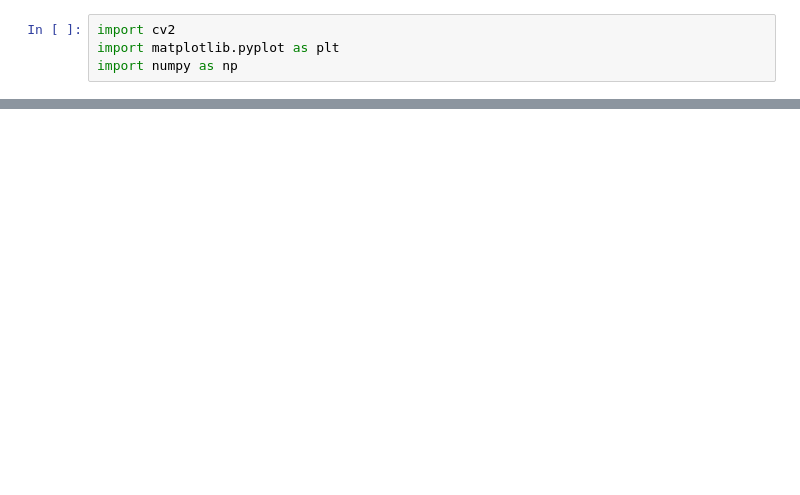
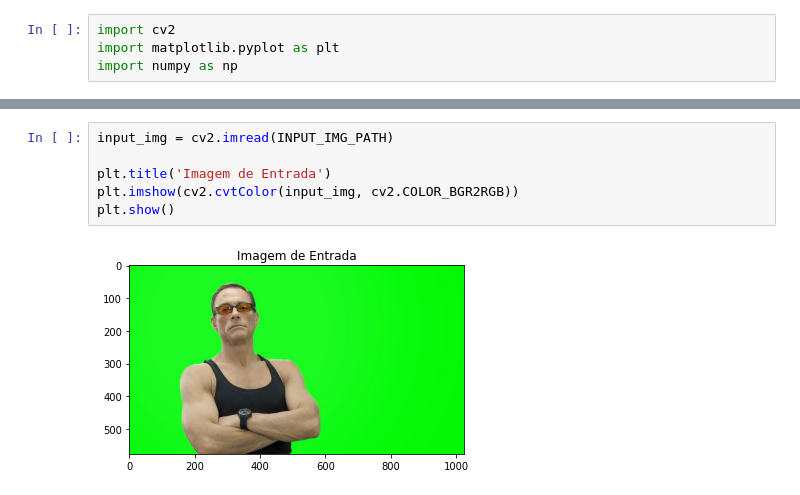
Before and after one commit to JV-Amorim/background-swapper, a Jupyter notebook: background-swapper.ipynb, the cells around one changed output, grey strips where cells are left out. Drawn from its saved outputs; the diff is of its cells as text; blank space fills up the shorter version.

```diff
--- a/background-swapper.ipynb
+++ b/background-swapper.ipynb
@@ -11,0 +25,8 @@ plt.imshow(rgb_img)
+# %%
+input_img = cv2.imread(INPUT_IMG_PATH)
+
+plt.title('Imagem de Entrada')
+plt.imshow(cv2.cvtColor(input_img, cv2.COLOR_BGR2RGB))
+plt.show()
+# %% [output]
+[figure, added]
```
Also changed, not shown: parts of 19 cells of this notebook, 8 other files.
